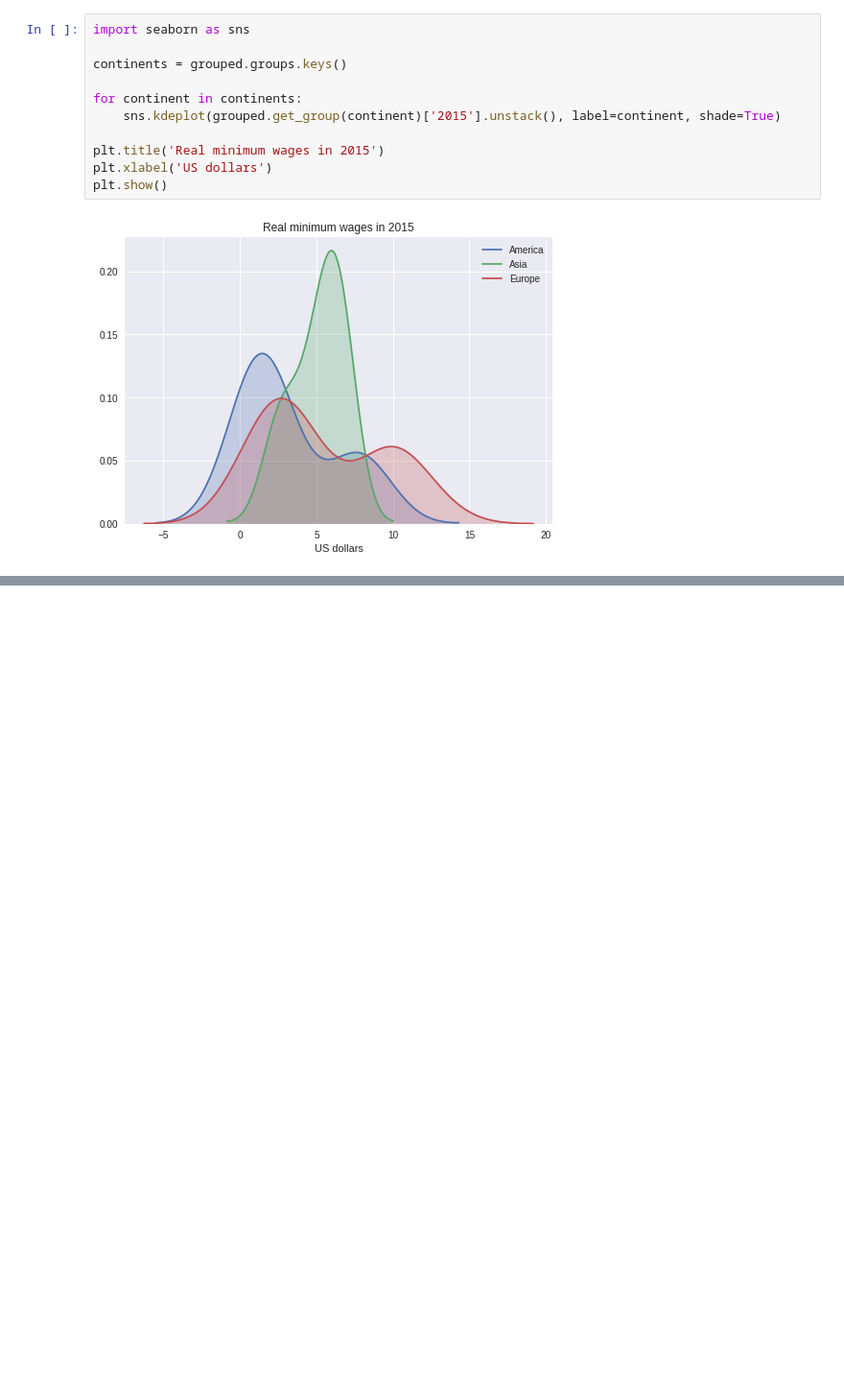
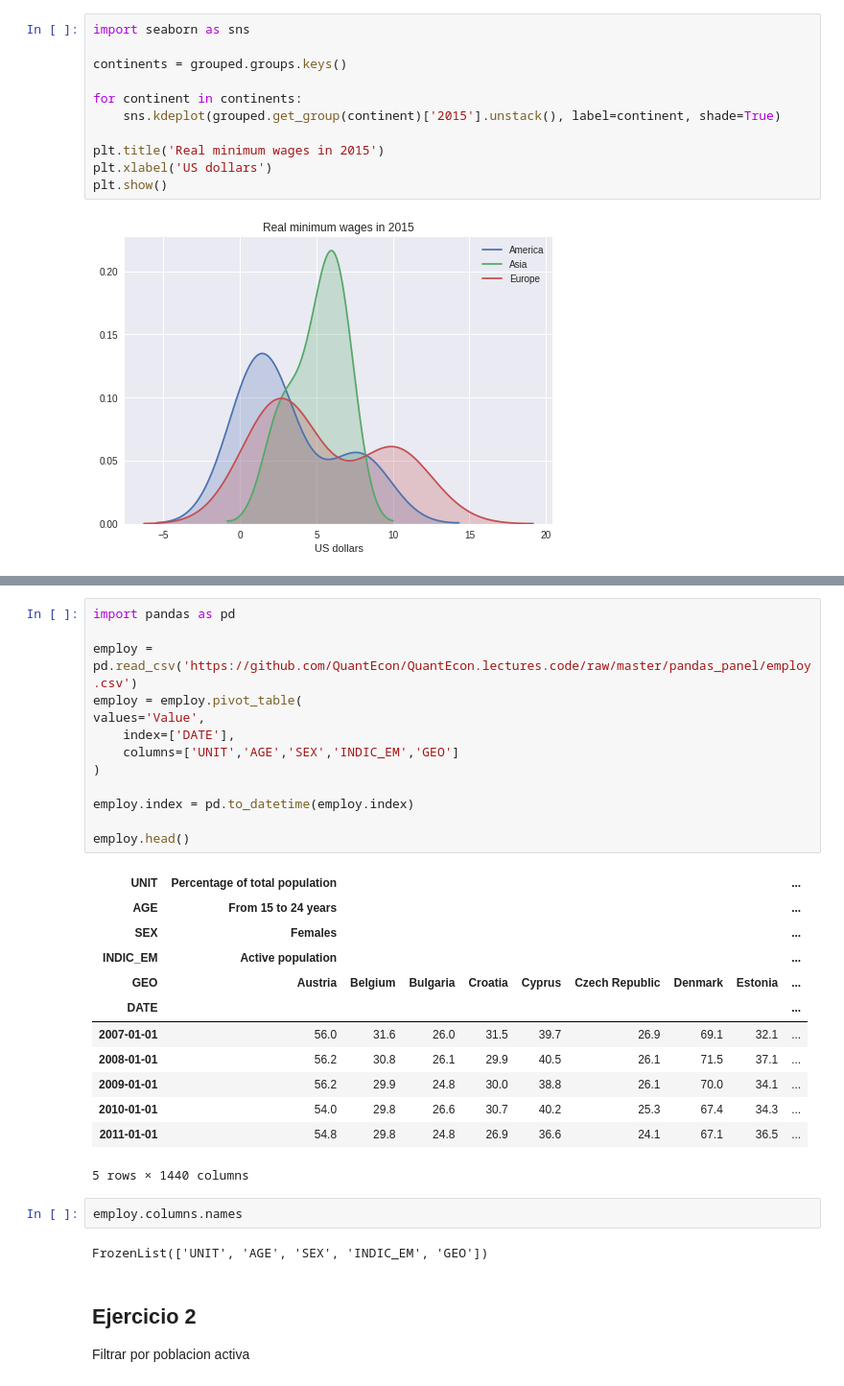
Before and after one commit to sjvasconcello/quantecon, a Jupyter notebook: data_and_empirics/Pandas for Panel Data¶.ipynb, the cells around one changed output, grey strips where cells are left out. Shown at 96% size. Saved outputs shown, nothing was run; the diff lists cells and outputs as text; blank space fills up the shorter version.

```diff
--- a/data_and_empirics/Pandas for Panel Data¶.ipynb
+++ b/data_and_empirics/Pandas for Panel Data¶.ipynb
@@ -362,0 +369,33 @@ plt.show()
+# %%
+import pandas as pd
+
+employ = pd.read_csv('https://github.com/QuantEcon/QuantEcon.lectures.code/raw/master/pandas_panel/employ.csv')
+employ = employ.pivot_table(
+values='Value',
+    index=['DATE'],
+    columns=['UNIT','AGE','SEX','INDIC_EM','GEO']
+)
+
+employ.index = pd.to_datetime(employ.index)
+
+employ.head()
+# %% [output]
+| UNIT | Percentage of total population |  |  |  |  |  |  |  | ... |
+| AGE | From 15 to 24 years |  |  |  |  |  |  |  | ... |
+| SEX | Females |  |  |  |  |  |  |  | ... |
+| INDIC_EM | Active population |  |  |  |  |  |  |  | ... |
+| GEO | Austria | Belgium | Bulgaria | Croatia | Cyprus | Czech Republic | Denmark | Estonia | ... |
+| DATE |  |  |  |  |  |  |  |  | ... |
+| 2007-01-01 | 56.0 | 31.6 | 26.0 | 31.5 | 39.7 | 26.9 | 69.1 | 32.1 | ... |
+| 2008-01-01 | 56.2 | 30.8 | 26.1 | 29.9 | 40.5 | 26.1 | 71.5 | 37.1 | ... |
+| 2009-01-01 | 56.2 | 29.9 | 24.8 | 30.0 | 38.8 | 26.1 | 70.0 | 34.1 | ... |
+| 2010-01-01 | 54.0 | 29.8 | 26.6 | 30.7 | 40.2 | 25.3 | 67.4 | 34.3 | ... |
+| 2011-01-01 | 54.8 | 29.8 | 24.8 | 26.9 | 36.6 | 24.1 | 67.1 | 36.5 | ... |
+5 rows × 1440 columns
+# %%
+employ.columns.names
+# %% [output]
+FrozenList(['UNIT', 'AGE', 'SEX', 'INDIC_EM', 'GEO'])
+# %% [markdown]
+## Ejercicio 2
+Filtrar por poblacion activa
```
Also changed, not shown: parts of 4 cells of this notebook.
